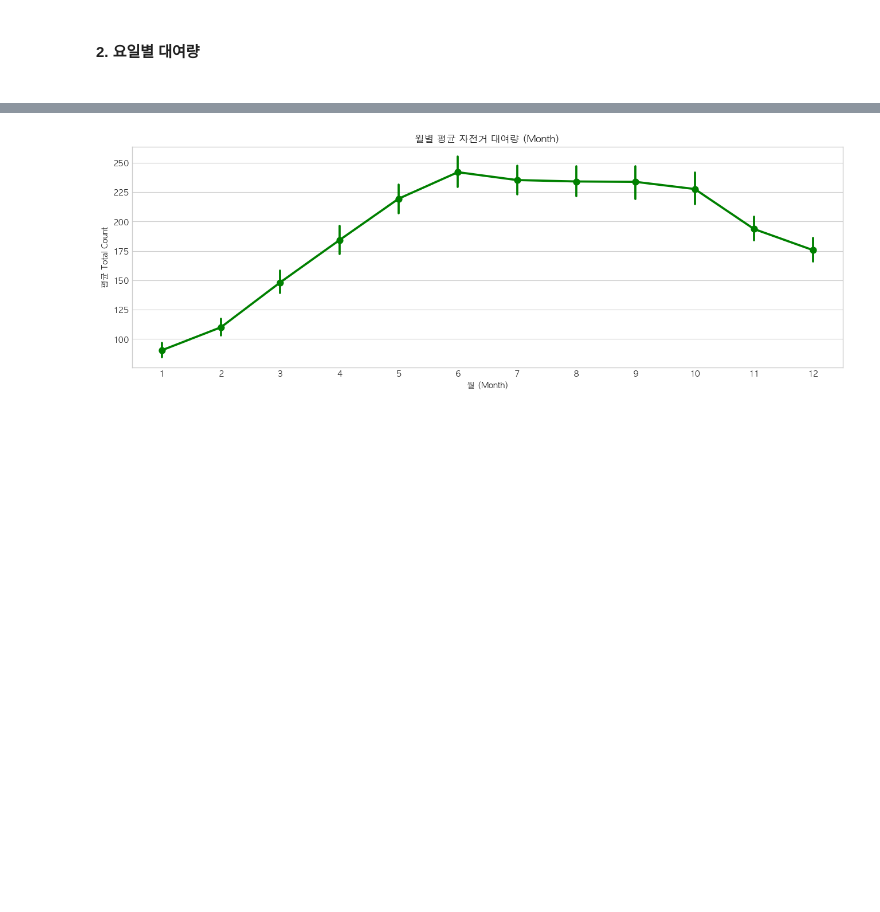
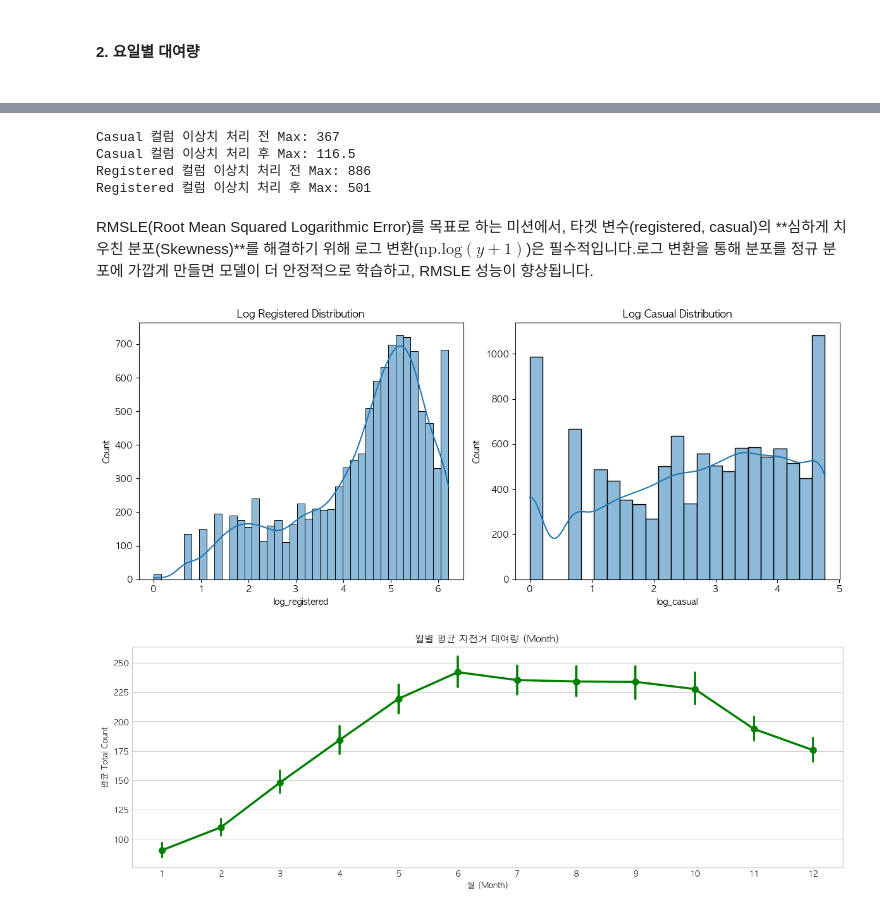
Before and after one commit to 90heum/trainEDA-PredictiveModeling, a Jupyter notebook: 미션1_4팀_마정흠.ipynb, the cells around one changed output, grey strips where cells are left out. Cells and saved outputs as stored; diff of their text form; code cells hidden in the pictures; blank space fills up the shorter version.

```diff
--- a/미션1_4팀_마정흠.ipynb
+++ b/미션1_4팀_마정흠.ipynb
@@ -249 +342,60 @@ plt.show()
+# %%
+# IQR 방식을 사용하여 이상치를 식별하고 대체(Capping)하는 함수 정의
+def outlier_capping(df, col):
+    # Q1 (1사분위수), Q3 (3사분위수) 계산
+    Q1 = df[col].quantile(0.25)
+    Q3 = df[col].quantile(0.75)
+
+    # IQR (InterQuartile Range) 계산
+    IQR = Q3 - Q1
+
+    # 상한선 (Upper Bound) 설정: Q3 + 1.5 * IQR
+    upper_bound = Q3 + 1.5 * IQR
+
+    # 이상치 대체 (Capping): 상한선을 초과하는 값을 상한선 값으로 대체
+    df.loc[df[col] > upper_bound, col] = upper_bound
+
+    # 처리된 데이터프레임 반환
+    return df
+
+# 1. 'casual' 컬럼의 이상치 처리
+print("Casual 컬럼 이상치 처리 전 Max:", train['casual'].max())
+train = outlier_capping(train, 'casual')
+print("Casual 컬럼 이상치 처리 후 Max:", train['casual'].max())
+
+# 2. 'registered' 컬럼의 이상치 처리
+print("Registered 컬럼 이상치 처리 전 Max:", train['registered'].max())
+train = outlier_capping(train, 'registered')
+print("Registered 컬럼 이상치 처리 후 Max:", train['registered'].max())
+# %% [output]
+Casual 컬럼 이상치 처리 전 Max: 367
+Casual 컬럼 이상치 처리 후 Max: 116.5
+Registered 컬럼 이상치 처리 전 Max: 886
+Registered 컬럼 이상치 처리 후 Max: 501
+# %% [markdown]
+RMSLE(Root Mean Squared Logarithmic Error)를 목표로 하는 미션에서, 타겟 변수(registered, casual)의 **심하게 치우친 분포(Skewness)**를 해결하기 위해 로그 변환($\text{np.log}(y+1)$)은 필수적입니다.로그 변환을 통해 분포를 정규 분포에 가깝게 만들면 모델이 더 안정적으로 학습하고, RMSLE 성능이 향상됩니다.
+# %%
+#2단계: 종속 변수 로그 변환 (Log Transformation)
+
+# 'registered'와 'casual' 컬럼을 로그 변환합니다.
+# +1을 더하는 이유는 대여량이 0인 경우(log(0)은 정의되지 않음) 오류를 피하기 위해서입니다.
+train['log_registered'] = np.log1p(train['registered'])
+train['log_casual'] = np.log1p(train['casual'])
+
+# 최종 목표 변수인 'count'도 로그 변환하여 나중에 비교용으로 사용하거나,
+# 직접 count를 예측하는 모델을 만들 경우를 대비해 저장해 둡니다.
+train['log_count'] = np.log1p(train['count'])
+
+# 변환된 로그 분포 확인 (선택 사항 - 분포 확인용)
+plt.figure(figsize=(12, 5))
+plt.subplot(1, 2, 1)
+sns.histplot(train['log_registered'], kde=True)
+plt.title('Log Registered Distribution')
+plt.subplot(1, 2, 2)
+sns.histplot(train['log_casual'], kde=True)
+plt.title('Log Casual Distribution')
+plt.tight_layout()
+plt.show()
+# %% [output]
+[figure, added]
 # %%
```
Also changed, not shown: parts of 19 cells of this notebook.
